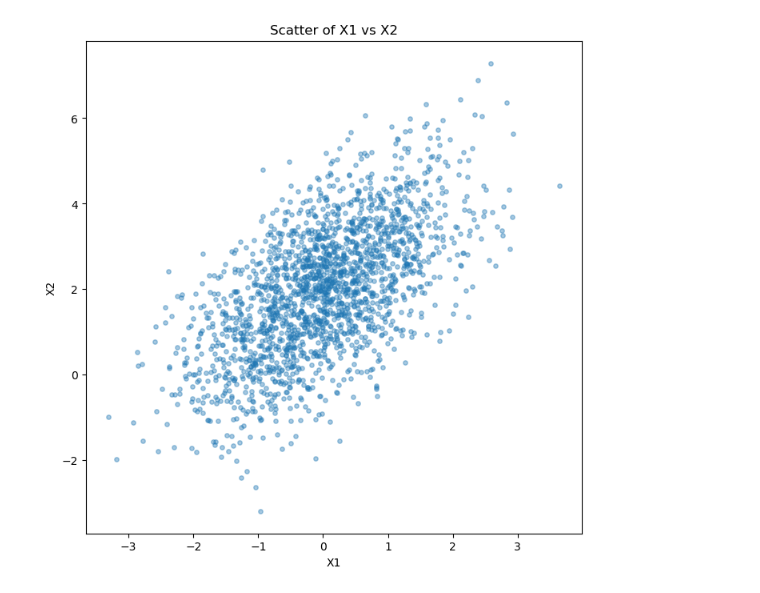
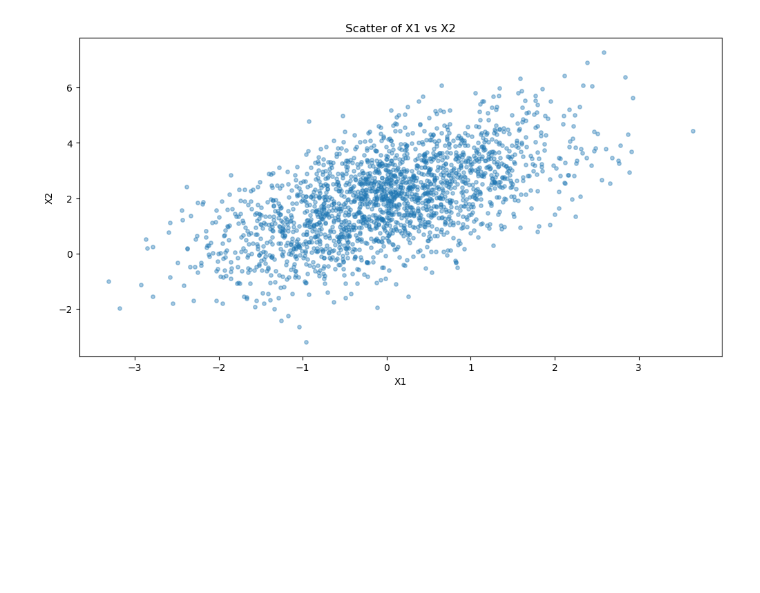
Before and after one commit to FbStatsQuant/Linear-Regression-Analysis, a Jupyter notebook: Regression_Analysis.ipynb, the cells around one changed output. Saved outputs shown, nothing was run; the diff lists cells and outputs as text; code cells hidden in the pictures; blank space fills up the shorter version.

```diff
--- a/Regression_Analysis.ipynb
+++ b/Regression_Analysis.ipynb
@@ -5,27 +19,9 @@ import matplotlib.pyplot as plt
 # %%
-rng = np.random.default_rng(123)
-n= 2000
-
-## We proceed now to create the synthetic data
-
-mean = [0,2]
-
-sigma_1 = 1
-sigma_2 = 1.5
-rho = 0.6
-
-cov = [[sigma_1**2, rho*sigma_1*sigma_2],
-       [rho*sigma_1*sigma_2, sigma_2**2]]
-
-mean = [0,2]
-
-X1, X2 = rng.multivariate_normal(mean = mean, cov = cov, size = n).T
+fig, ax = plt.subplots(figsize=(12,6))
+ax.scatter(X1, X2, alpha=0.4, s=15)
+ax.set_xlabel("X1")
+ax.set_ylabel("X2")
+ax.set_title("Scatter of X1 vs X2")
+plt.show()
+# %% [output]
+[figure, added]
-# %%
-fig, ax = plt.subplots(figsize = (8,8))
-ax.scatter(X1, X2, alpha=0.4, s = 15)
-ax.set_xlabel("X1")
-ax.set_ylabel("X2")
-ax.set_title("Scatter of X1 vs X2")
-plt.show()
-# %% [output]
-[figure, removed]
```
Also changed, not shown: parts of 6 cells of this notebook.
